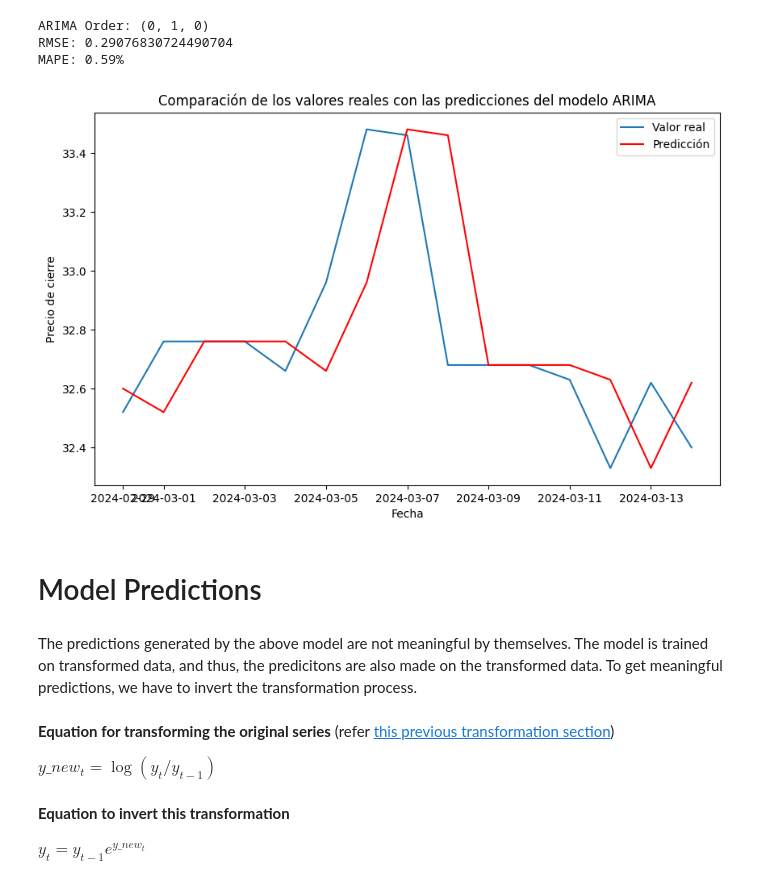
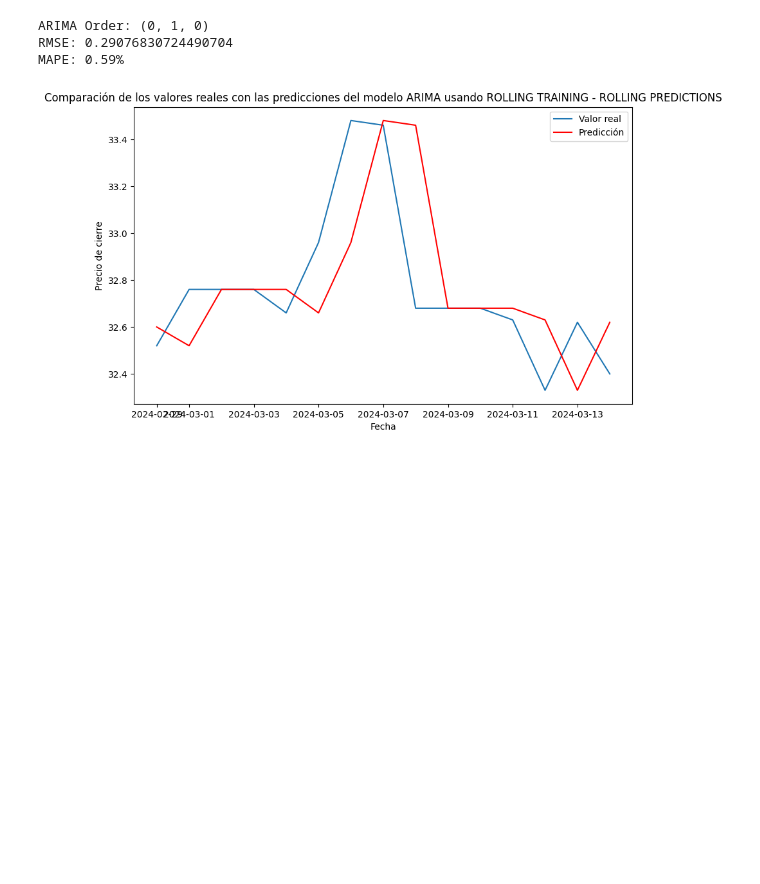
Before and after one commit to maestria-ds-eafit/estadistica-avanzada, a Jupyter notebook: prediccion-activo-financiero/ARMA Model for NVDA Price.ipynb, the cells around one changed output. Drawn from its saved outputs; the diff is of its cells as text; code cells hidden in the pictures; blank space fills up the shorter version.

```diff
--- a/prediccion-activo-financiero/ARMA Model for NVDA Price.ipynb
+++ b/prediccion-activo-financiero/ARMA Model for NVDA Price.ipynb
@@ -432,24 +431,14 @@ MAPE: 0.59%
 # %%
 # Graficar los resultados
 plt.figure(figsize=(10, 6))
 plt.plot(test_df.index, test_df["Close"], label="Valor real")
 plt.plot(test_df.index, predictions, color="red", label="Predicción")
-plt.title("Comparación de los valores reales con las predicciones del modelo ARIMA")
+plt.title(
+    "Comparación de los valores reales con las predicciones del modelo ARIMA usando ROLLING TRAINING - ROLLING PREDICTIONS"
+)
 plt.xlabel("Fecha")
 plt.ylabel("Precio de cierre")
 plt.legend()
 plt.show()
 # %% [output]
-[figure, old version]
+[figure, new version]
-# %% [markdown]
-# Model Predictions
-# %% [markdown]
-The predictions generated by the above model are not meaningful by themselves. The model is trained on transformed data, and thus, the predicitons are also made on the transformed data. To get meaningful predictions, we have to invert the transformation process.
-# %% [markdown]
-**Equation for transforming the original series** (refer [this previous transformation section](#Log-Transform-followed-by-Differencing))
-
-$y\_new_t = \log(y_t / y_{t-1})$
-# %% [markdown]
-**Equation to invert this transformation**
-
-$y_t = y_{t-1}e^{y\_new_t}$
```
Also changed, not shown: parts of 45 cells of this notebook.
